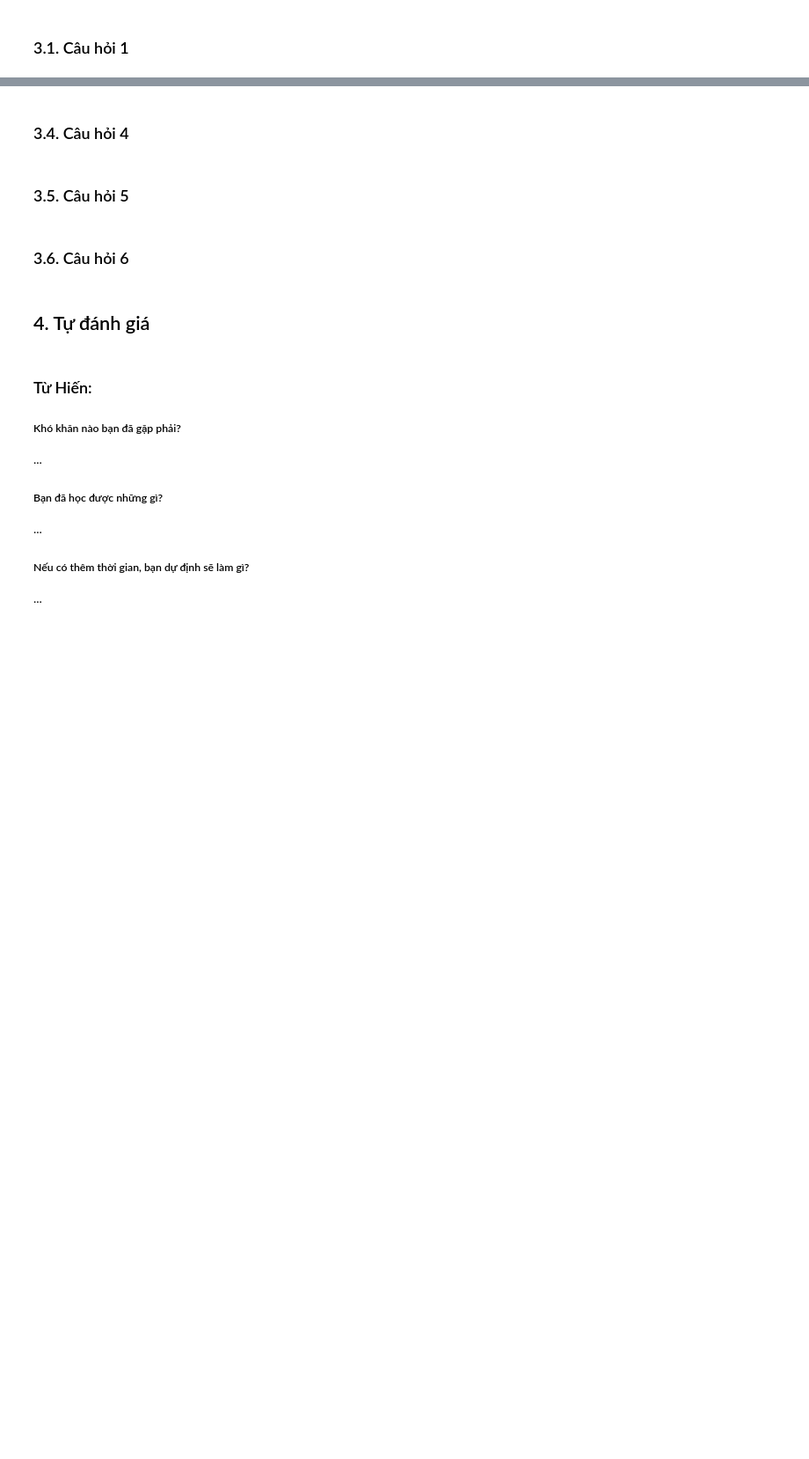
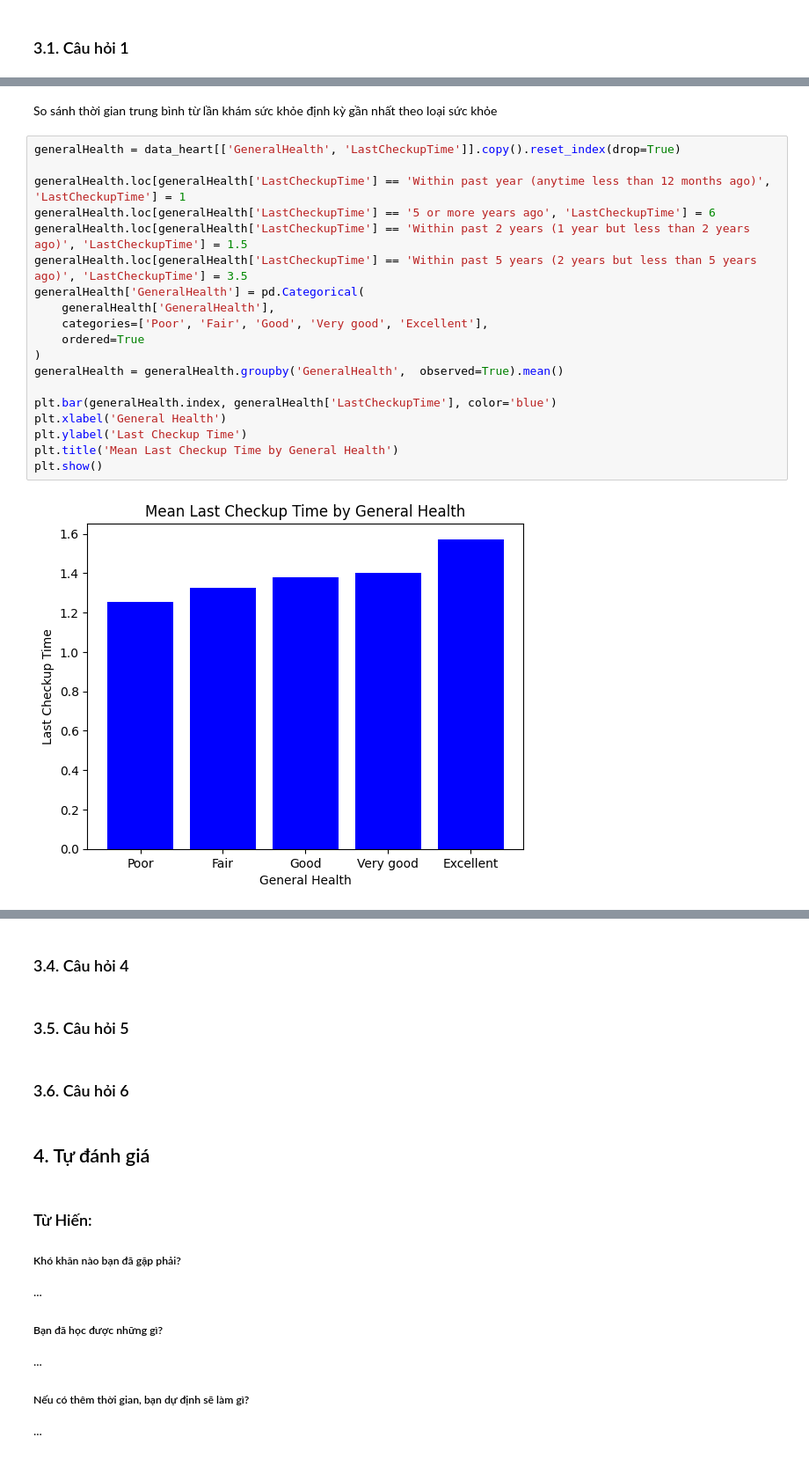
Before and after one commit to HoanggNguyen/LTKHDL_22-21, a Jupyter notebook: P4DS_Final_Project.ipynb, the cells around one changed output, grey strips where cells are left out. Shown at 88% size. Cells and saved outputs as stored; diff of their text form; blank space fills up the shorter version.

```diff
--- a/P4DS_Final_Project.ipynb
+++ b/P4DS_Final_Project.ipynb
@@ -756,0 +1029,23 @@ plot_distributions(data_heart, columns_to_plot)
+# %% [markdown]
+So sánh thời gian trung bình từ lần khám sức khỏe định kỳ gần nhất theo loại sức khỏe
+# %%
+generalHealth = data_heart[['GeneralHealth', 'LastCheckupTime']].copy().reset_index(drop=True)
+
+generalHealth.loc[generalHealth['LastCheckupTime'] == 'Within past year (anytime less than 12 months ago)', 'LastCheckupTime'] = 1
+generalHealth.loc[generalHealth['LastCheckupTime'] == '5 or more years ago', 'LastCheckupTime'] = 6
+generalHealth.loc[generalHealth['LastCheckupTime'] == 'Within past 2 years (1 year but less than 2 years ago)', 'LastCheckupTime'] = 1.5
+generalHealth.loc[generalHealth['LastCheckupTime'] == 'Within past 5 years (2 years but less than 5 years ago)', 'LastCheckupTime'] = 3.5
+generalHealth['GeneralHealth'] = pd.Categorical(
+    generalHealth['GeneralHealth'],
+    categories=['Poor', 'Fair', 'Good', 'Very good', 'Excellent'],
+    ordered=True
+)
+generalHealth = generalHealth.groupby('GeneralHealth',  observed=True).mean()
+
+plt.bar(generalHealth.index, generalHealth['LastCheckupTime'], color='blue')
+plt.xlabel('General Health')
+plt.ylabel('Last Checkup Time')
+plt.title('Mean Last Checkup Time by General Health')
+plt.show()
+# %% [output]
+[figure, added]
```
Also changed, not shown: parts of 46 cells of this notebook.
